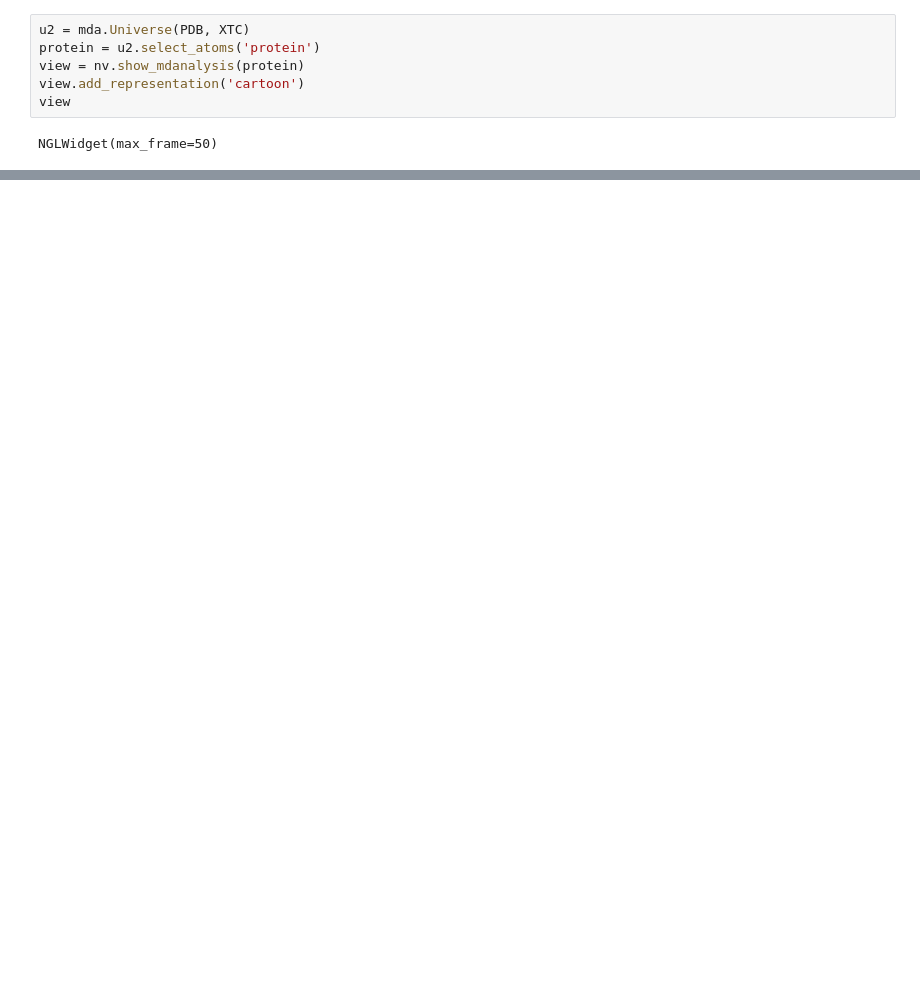
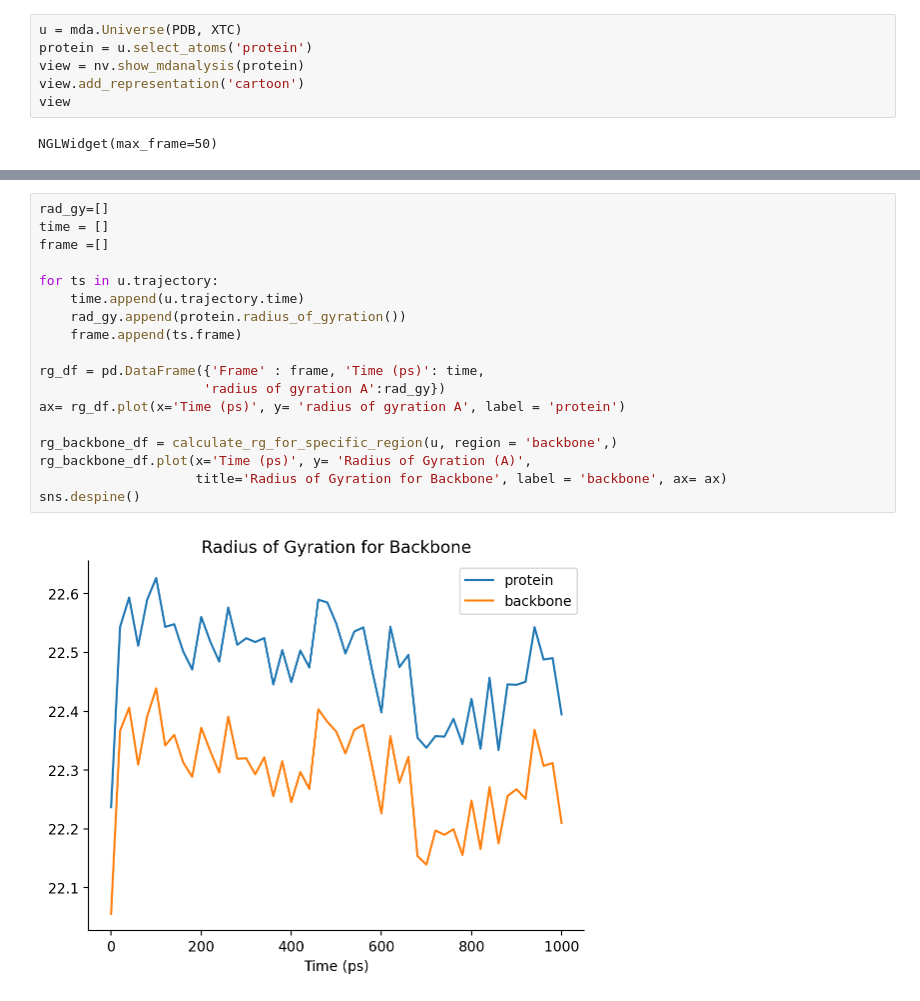
Before and after one commit to ChrisVir/vir_md_analysis, a Jupyter notebook: notebooks/development/1.0-05-16-2025_DevelopingInitialFeatures.ipynb, the cells around one changed output, grey strips where cells are left out. Saved outputs shown, nothing was run; the diff lists cells and outputs as text; blank space fills up the shorter version.

```diff
--- a/notebooks/development/1.0-05-16-2025_DevelopingInitialFeatures.ipynb
+++ b/notebooks/development/1.0-05-16-2025_DevelopingInitialFeatures.ipynb
@@ -52,6 +46,6 @@ NGLWidget(max_frame=999)
 # %%
-u2 = mda.Universe(PDB, XTC)
-protein = u2.select_atoms('protein')
+u = mda.Universe(PDB, XTC)
+protein = u.select_atoms('protein')
 view = nv.show_mdanalysis(protein)
 view.add_representation('cartoon')
 view
@@ -65,0 +59,20 @@ array(['CA', 'CB', 'CG', ..., 'CA', 'CB', 'C'],
+# %%
+rad_gy=[]
+time = []
+frame =[]
+
+for ts in u.trajectory:
+    time.append(u.trajectory.time)
+    rad_gy.append(protein.radius_of_gyration())
+    frame.append(ts.frame)
+
+rg_df = pd.DataFrame({'Frame' : frame, 'Time (ps)': time,
+                     'radius of gyration A':rad_gy})
+ax= rg_df.plot(x='Time (ps)', y= 'radius of gyration A', label = 'protein')
+
+rg_backbone_df = calculate_rg_for_specific_region(u, region = 'backbone',)
+rg_backbone_df.plot(x='Time (ps)', y= 'Radius of Gyration (A)',
+                    title='Radius of Gyration for Backbone', label = 'backbone', ax= ax)
+sns.despine()
+# %% [output]
+[figure, added]
```
Also changed, not shown: parts of 6 cells of this notebook.
